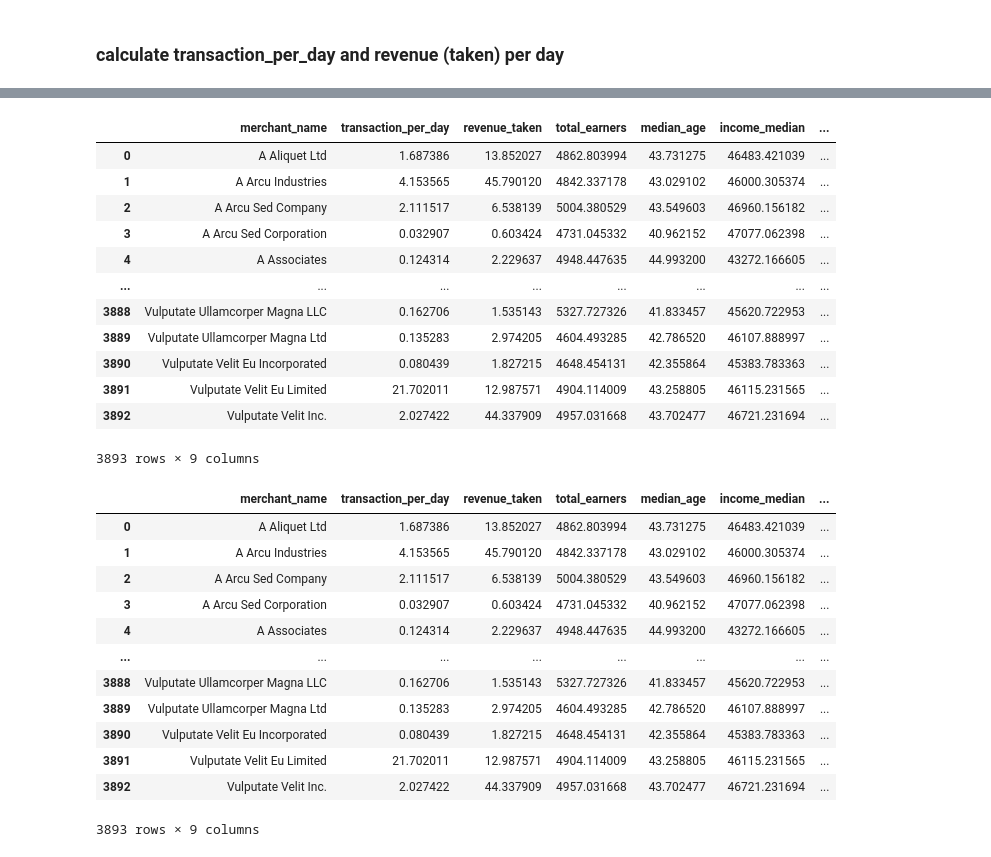
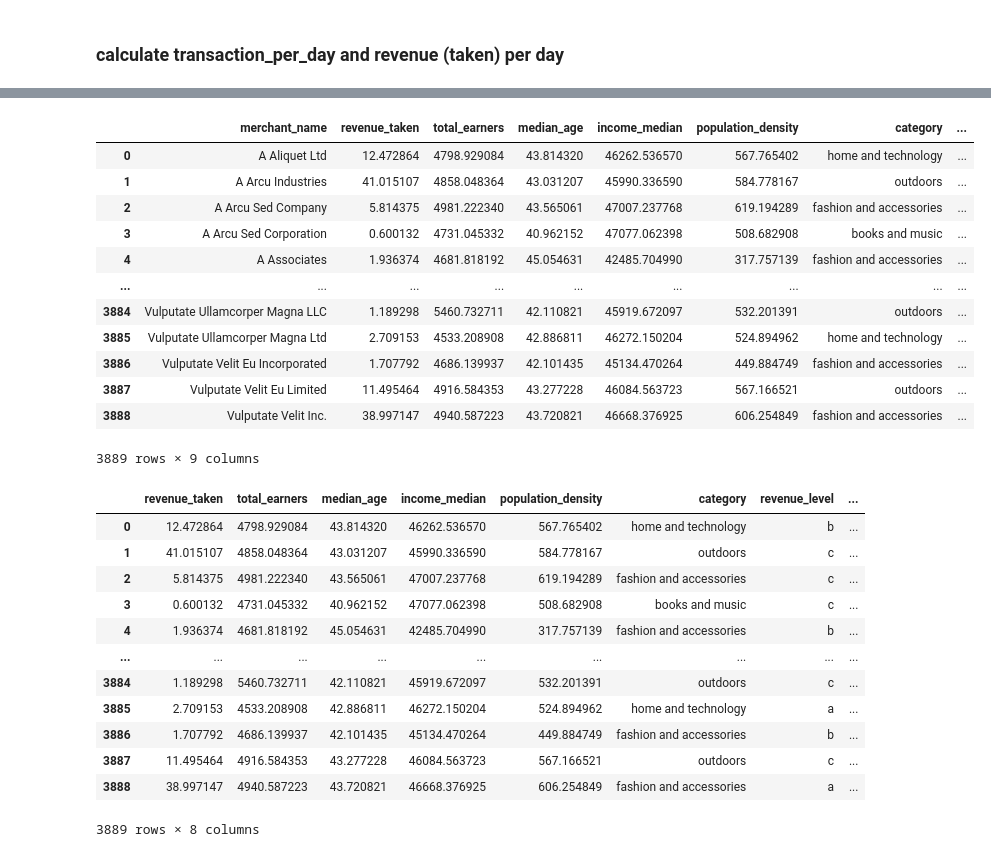
Before and after one commit to MAST30034-Applied-Data-Science/generic-buy-now-pay-later-project-group-27, a Jupyter notebook: notebooks/transaction_model.ipynb, the cells around one changed output, grey strips where cells are left out. Saved outputs shown, nothing was run; the diff lists cells and outputs as text; code cells hidden in the pictures.

```diff
--- a/notebooks/transaction_model.ipynb
+++ b/notebooks/transaction_model.ipynb
@@ -106,4 +142,5 @@ df3.reset_index()
 # %%
 df2 = df2.merge(df3, how='inner', on=['merchant_name'])
+df2_test = df2_test.merge(df3_test, how='inner', on=['merchant_name'])
 df2
 # %% [output]
@@ -123,2 +160,7 @@ df2
 # %% [markdown]
 ### calculate transaction_per_day and revenue (taken) per day
+# %%
+TIME_SPAN_1 = len(list(set(df_train['order_datetime'])))
+
+TIME_SPAN_2 = len(list(set(df_test['order_datetime'])))
+TIME_SPAN_2
@@ -125,7 +169,9 @@ df2
 # %%
-TIME_SPAN = int(365*1.5)
-df_agg['transaction_per_day'] = df_agg['total_transaction'] / TIME_SPAN
-df_agg['revenue_per_day'] = df_agg['total_revenue'] / TIME_SPAN
+# df_agg['transaction_per_day'] = df_agg['total_transaction'] / TIME_SPAN
+df_agg['revenue_per_day'] = df_agg['total_revenue'] / TIME_SPAN_1
 df_agg['revenue_taken'] = df_agg['revenue_per_day'] * (df_agg['take_rate'] / 100)
+
+df_agg_test['revenue_per_day'] = df_agg_test['total_revenue'] / TIME_SPAN_2
+df_agg_test['revenue_taken'] = df_agg_test['revenue_per_day'] * (df_agg_test['take_rate'] / 100)
 df_agg
 # %% [output]
@@ -145,38 +191,44 @@ df_agg
 # %%
-df_agg = df_agg.drop(columns=['total_transaction', 'total_revenue', 'take_rate', 'revenue_per_day'])
+df_agg = df_agg.drop(columns=['total_revenue', 'take_rate', 'revenue_per_day'])
+
+df_agg_test = df_agg_test.drop(columns=['total_revenue', 'take_rate', 'revenue_per_day'])
 # %%
 df_final = df_agg.merge(df2, on='merchant_name', how='inner')
+df_final_test = df_agg_test.merge(df2_test, on='merchant_name', how='inner')
 df_final
 # %% [output]
-|  | merchant_name | transaction_per_day | revenue_taken | total_earners | median_age | income_median | ... |
-| 0 | A Aliquet Ltd | 1.687386 | 13.852027 | 4862.803994 | 43.731275 | 46483.421039 | ... |
-| 1 | A Arcu Industries | 4.153565 | 45.790120 | 4842.337178 | 43.029102 | 46000.305374 | ... |
-| 2 | A Arcu Sed Company | 2.111517 | 6.538139 | 5004.380529 | 43.549603 | 46960.156182 | ... |
-| 3 | A Arcu Sed Corporation | 0.032907 | 0.603424 | 4731.045332 | 40.962152 | 47077.062398 | ... |
-| 4 | A Associates | 0.124314 | 2.229637 | 4948.447635 | 44.993200 | 43272.166605 | ... |
-| ... | ... | ... | ... | ... | ... | ... | ... |
-| 3888 | Vulputate Ullamcorper Magna LLC | 0.162706 | 1.535143 | 5327.727326 | 41.833457 | 45620.722953 | ... |
-| 3889 | Vulputate Ullamcorper Magna Ltd | 0.135283 | 2.974205 | 4604.493285 | 42.786520 | 46107.888997 | ... |
-| 3890 | Vulputate Velit Eu Incorporated | 0.080439 | 1.827215 | 4648.454131 | 42.355864 | 45383.783363 | ... |
-| 3891 | Vulputate Velit Eu Limited | 21.702011 | 12.987571 | 4904.114009 | 43.258805 | 46115.231565 | ... |
-| 3892 | Vulputate Velit Inc. | 2.027422 | 44.337909 | 4957.031668 | 43.702477 | 46721.231694 | ... |
+|  | merchant_name | revenue_taken | total_earners | median_age | income_median | population_density | category | ... |
+| 0 | A Aliquet Ltd | 12.472864 | 4798.929084 | 43.814320 | 46262.536570 | 567.765402 | home and technology | ... |
+| 1 | A Arcu Industries | 41.015107 | 4858.048364 | 43.031207 | 45990.336590 | 584.778167 | outdoors | ... |
+| 2 | A Arcu Sed Company | 5.814375 | 4981.222340 | 43.565061 | 47007.237768 | 619.194289 | fashion and accessories | ... |
+| 3 | A Arcu Sed Corporation | 0.600132 | 4731.045332 | 40.962152 | 47077.062398 | 508.682908 | books and music | ... |
+| 4 | A Associates | 1.936374 | 4681.818192 | 45.054631 | 42485.704990 | 317.757139 | fashion and accessories | ... |
+| ... | ... | ... | ... | ... | ... | ... | ... | ... |
+| 3884 | Vulputate Ullamcorper Magna LLC | 1.189298 | 5460.732711 | 42.110821 | 45919.672097 | 532.201391 | outdoors | ... |
+| 3885 | Vulputate Ullamcorper Magna Ltd | 2.709153 | 4533.208908 | 42.886811 | 46272.150204 | 524.894962 | home and technology | ... |
+| 3886 | Vulputate Velit Eu Incorporated | 1.707792 | 4686.139937 | 42.101435 | 45134.470264 | 449.884749 | fashion and accessories | ... |
+| 3887 | Vulputate Velit Eu Limited | 11.495464 | 4916.584353 | 43.277228 | 46084.563723 | 567.166521 | outdoors | ... |
+| 3888 | Vulputate Velit Inc. | 38.997147 | 4940.587223 | 43.720821 | 46668.376925 | 606.254849 | fashion and accessories | ... |
-3893 rows × 9 columns
+3889 rows × 9 columns
 # %%
-#df_final = df_final.drop(columns=['merchant_name'])
+df_final = df_final.drop(columns=['merchant_name'])
 df_final['category'] = df_final['category'].astype('object')
-df_final['consumer_state'] = df_final['consumer_state'].astype('object')
+df_final['revenue_level'] = df_final['revenue_level'].astype('object')
+df_final_test = df_final_test.drop(columns=['merchant_name'])
+df_final_test['category'] = df_final_test['category'].astype('object')
+df_final_test['revenue_level'] = df_final_test['revenue_level'].astype('object')
 df_final
 # %% [output]
-|  | merchant_name | transaction_per_day | revenue_taken | total_earners | median_age | income_median | ... |
-| 0 | A Aliquet Ltd | 1.687386 | 13.852027 | 4862.803994 | 43.731275 | 46483.421039 | ... |
-| 1 | A Arcu Industries | 4.153565 | 45.790120 | 4842.337178 | 43.029102 | 46000.305374 | ... |
-| 2 | A Arcu Sed Company | 2.111517 | 6.538139 | 5004.380529 | 43.549603 | 46960.156182 | ... |
-| 3 | A Arcu Sed Corporation | 0.032907 | 0.603424 | 4731.045332 | 40.962152 | 47077.062398 | ... |
-| 4 | A Associates | 0.124314 | 2.229637 | 4948.447635 | 44.993200 | 43272.166605 | ... |
-| ... | ... | ... | ... | ... | ... | ... | ... |
-| 3888 | Vulputate Ullamcorper Magna LLC | 0.162706 | 1.535143 | 5327.727326 | 41.833457 | 45620.722953 | ... |
-| 3889 | Vulputate Ullamcorper Magna Ltd | 0.135283 | 2.974205 | 4604.493285 | 42.786520 | 46107.888997 | ... |
-| 3890 | Vulputate Velit Eu Incorporated | 0.080439 | 1.827215 | 4648.454131 | 42.355864 | 45383.783363 | ... |
-| 3891 | Vulputate Velit Eu Limited | 21.702011 | 12.987571 | 4904.114009 | 43.258805 | 46115.231565 | ... |
-| 3892 | Vulputate Velit Inc. | 2.027422 | 44.337909 | 4957.031668 | 43.702477 | 46721.231694 | ... |
+|  | revenue_taken | total_earners | median_age | income_median | population_density | category | revenue_level | ... |
+| 0 | 12.472864 | 4798.929084 | 43.814320 | 46262.536570 | 567.765402 | home and technology | b | ... |
+| 1 | 41.015107 | 4858.048364 | 43.031207 | 45990.336590 | 584.778167 | outdoors | c | ... |
+| 2 | 5.814375 | 4981.222340 | 43.565061 | 47007.237768 | 619.194289 | fashion and accessories | c | ... |
+| 3 | 0.600132 | 4731.045332 | 40.962152 | 47077.062398 | 508.682908 | books and music | c | ... |
+| 4 | 1.936374 | 4681.818192 | 45.054631 | 42485.704990 | 317.757139 | fashion and accessories | b | ... |
+| ... | ... | ... | ... | ... | ... | ... | ... | ... |
+| 3884 | 1.189298 | 5460.732711 | 42.110821 | 45919.672097 | 532.201391 | outdoors | c | ... |
+| 3885 | 2.709153 | 4533.208908 | 42.886811 | 46272.150204 | 524.894962 | home and technology | a | ... |
+| 3886 | 1.707792 | 4686.139937 | 42.101435 | 45134.470264 | 449.884749 | fashion and accessories | b | ... |
+| 3887 | 11.495464 | 4916.584353 | 43.277228 | 46084.563723 | 567.166521 | outdoors | c | ... |
+| 3888 | 38.997147 | 4940.587223 | 43.720821 | 46668.376925 | 606.254849 | fashion and accessories | a | ... |
-3893 rows × 9 columns
+3889 rows × 8 columns
```
Also changed, not shown: parts of 28 cells of this notebook.
